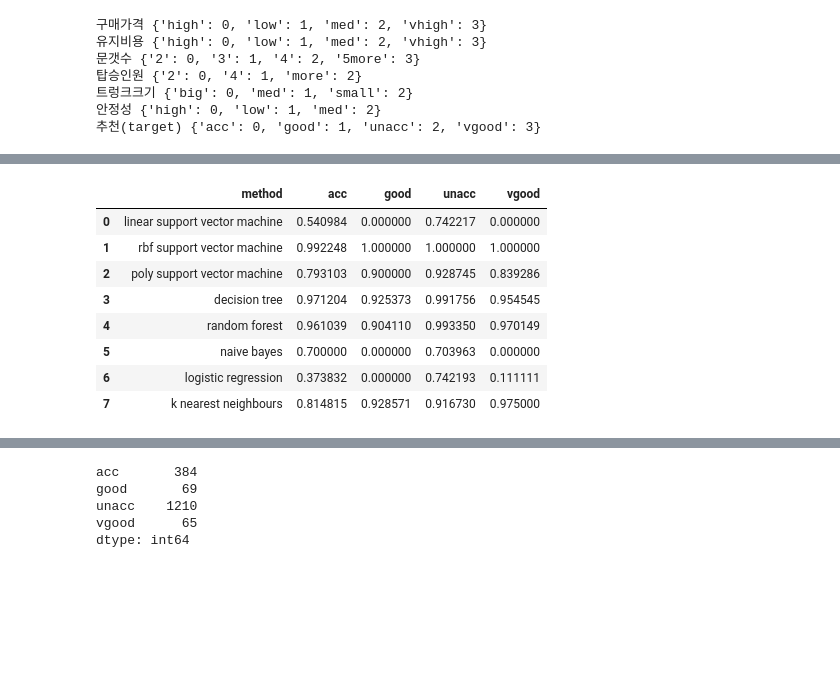
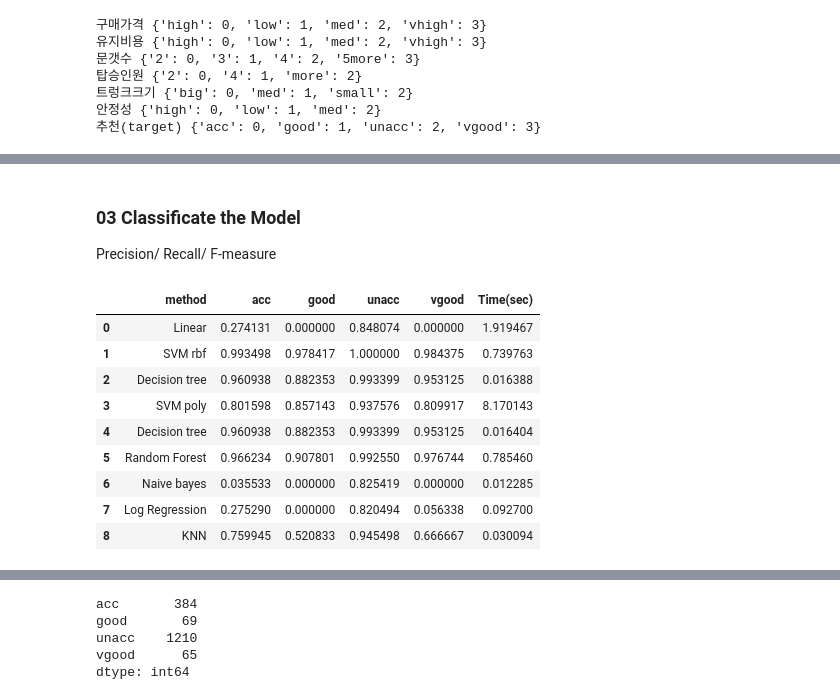
Before and after one commit to Queie/TensorFlow, a Jupyter notebook: Web/03.Supervised.ipynb, the cells around one changed output, grey strips where cells are left out. Cells and saved outputs as stored; diff of their text form; code cells hidden in the pictures; blank space fills up the shorter version.

```diff
--- a/Web/03.Supervised.ipynb
+++ b/Web/03.Supervised.ipynb
@@ -333,8 +329,0 @@ CalcMeasures(method,y_pred,Y)
-# %%
-from sklearn.neighbors import KNeighborsClassifier
-
-method = 'k nearest neighbours'
-clf = KNeighborsClassifier(weights='distance',n_neighbors=5)
-y_pred = model_selection.cross_val_predict(clf, X,Y, cv=cv)
-CalcMeasures(method,y_pred,Y)
-df_f1
@@ -363,12 +330,49 @@ df_precision
-# %%
-df_recall
-# %% [output]
-|  | method | acc | good | unacc | vgood |
-| 0 | linear support vector machine | 0.540984 | 0.000000 | 0.742217 | 0.000000 |
-| 1 | rbf support vector machine | 0.992248 | 1.000000 | 1.000000 | 1.000000 |
-| 2 | poly support vector machine | 0.793103 | 0.900000 | 0.928745 | 0.839286 |
-| 3 | decision tree | 0.971204 | 0.925373 | 0.991756 | 0.954545 |
-| 4 | random forest | 0.961039 | 0.904110 | 0.993350 | 0.970149 |
-| 5 | naive bayes | 0.700000 | 0.000000 | 0.703963 | 0.000000 |
-| 6 | logistic regression | 0.373832 | 0.000000 | 0.742193 | 0.111111 |
-| 7 | k nearest neighbours | 0.814815 | 0.928571 | 0.916730 | 0.975000 |
+# %% [markdown]
+### 03 Classificate the Model
+Precision/ Recall/ F-measure
+# %%
+from sklearn import svm, model_selection
+from sklearn.tree import DecisionTreeClassifier
+from sklearn.ensemble import RandomForestClassifier
+from sklearn.neighbors import KNeighborsClassifier
+from sklearn.naive_bayes import MultinomialNB
+from sklearn.linear_model import LogisticRegression
+from sklearn.metrics import f1_score, precision_score, recall_score
+cv = 10
+
+models = [ ('Linear', svm.SVC(kernel='linear', C = 50)),
+  ('SVM rbf', svm.SVC(kernel='rbf', C = 50)),
+  ('Decision tree', DecisionTreeClassifier(random_state = 0)),
+  ('SVM poly', svm.SVC(kernel='poly',C = 50)),
+  ('Decision tree', DecisionTreeClassifier(random_state = 0)),
+  ('Random Forest', RandomForestClassifier(n_estimators = 50, random_state = 0, max_features = None)),
+  ('Naive bayes', MultinomialNB()),
+  ('Log Regression', LogisticRegression()),
+  ('KNN', KNeighborsClassifier(weights = 'distance',n_neighbors = 5)), ]
+# %%
+from time import time
+X = df[df.columns[:-1]].values  # features table
+Y = df[df.columns[-1]].values   # target   table
+
+df_f1 , df_precision, df_recall = [], [], []
+for method, clf in models:
+    t0 = time()
+    y_pred = model_selection.cross_val_predict(clf, X, Y, cv = cv)
+    df_f1.append([method] + list(f1_score(y_pred, Y, average = None)) + [time()-t0])  # df_f1 에 기록한다
+    df_precision.append([method]+list(precision_score(y_pred, Y, average = None))+[time()-t0])
+    df_recall.append([method]+list(recall_score(y_pred, Y, average = None))+[time()-t0])
+# %%
+cols = ['method']+sorted(map6, key = map6.get)+['Time(sec)']
+df_f1 = pd.DataFrame(df_f1, columns=cols)
+df_f1
+# %% [output]
+|  | method | acc | good | unacc | vgood | Time(sec) |
+| 0 | Linear | 0.274131 | 0.000000 | 0.848074 | 0.000000 | 1.919467 |
+| 1 | SVM rbf | 0.993498 | 0.978417 | 1.000000 | 0.984375 | 0.739763 |
+| 2 | Decision tree | 0.960938 | 0.882353 | 0.993399 | 0.953125 | 0.016388 |
+| 3 | SVM poly | 0.801598 | 0.857143 | 0.937576 | 0.809917 | 8.170143 |
+| 4 | Decision tree | 0.960938 | 0.882353 | 0.993399 | 0.953125 | 0.016404 |
+| 5 | Random Forest | 0.966234 | 0.907801 | 0.992550 | 0.976744 | 0.785460 |
+| 6 | Naive bayes | 0.035533 | 0.000000 | 0.825419 | 0.000000 | 0.012285 |
+| 7 | Log Regression | 0.275290 | 0.000000 | 0.820494 | 0.056338 | 0.092700 |
+| 8 | KNN | 0.759945 | 0.520833 | 0.945498 | 0.666667 | 0.030094 |
```
Also changed, not shown: parts of 54 cells of this notebook.
